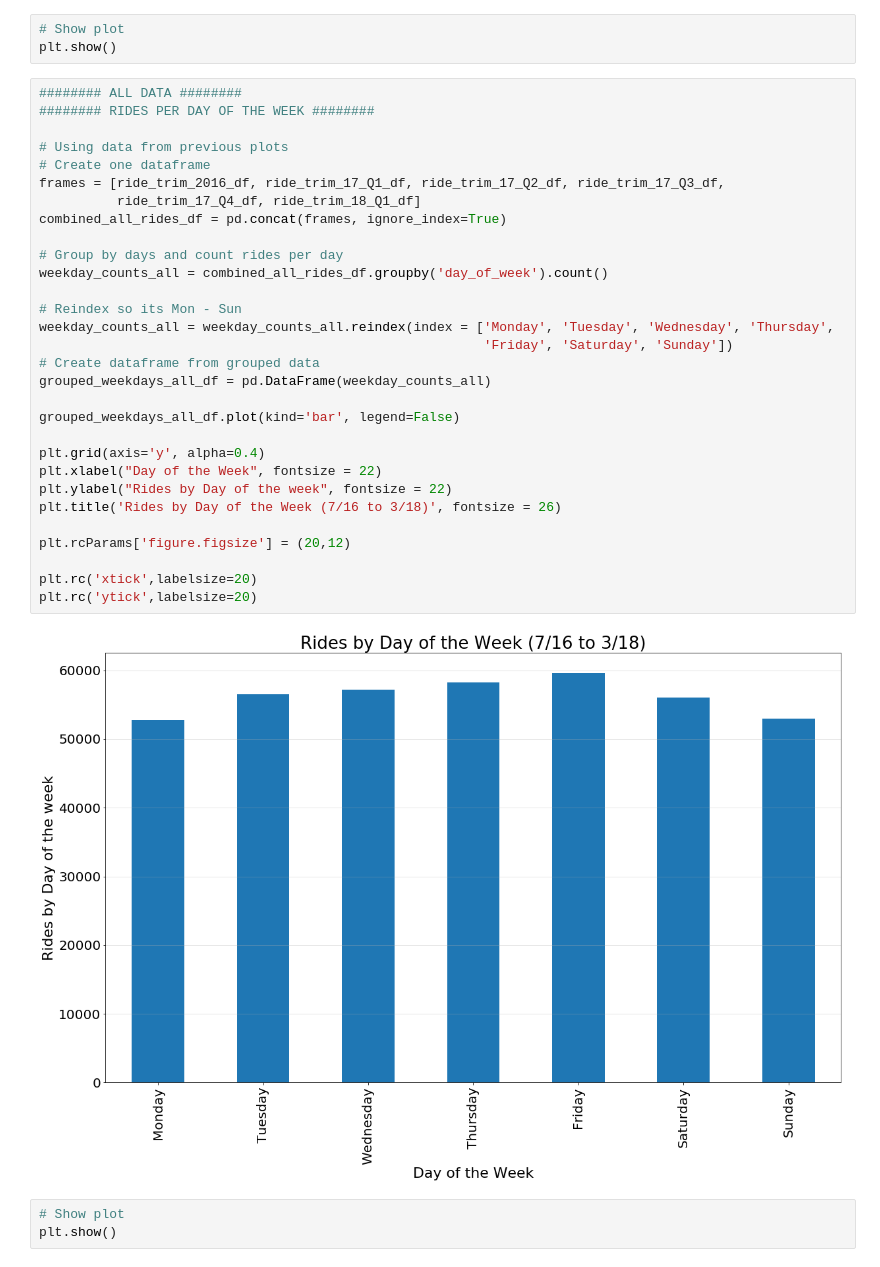
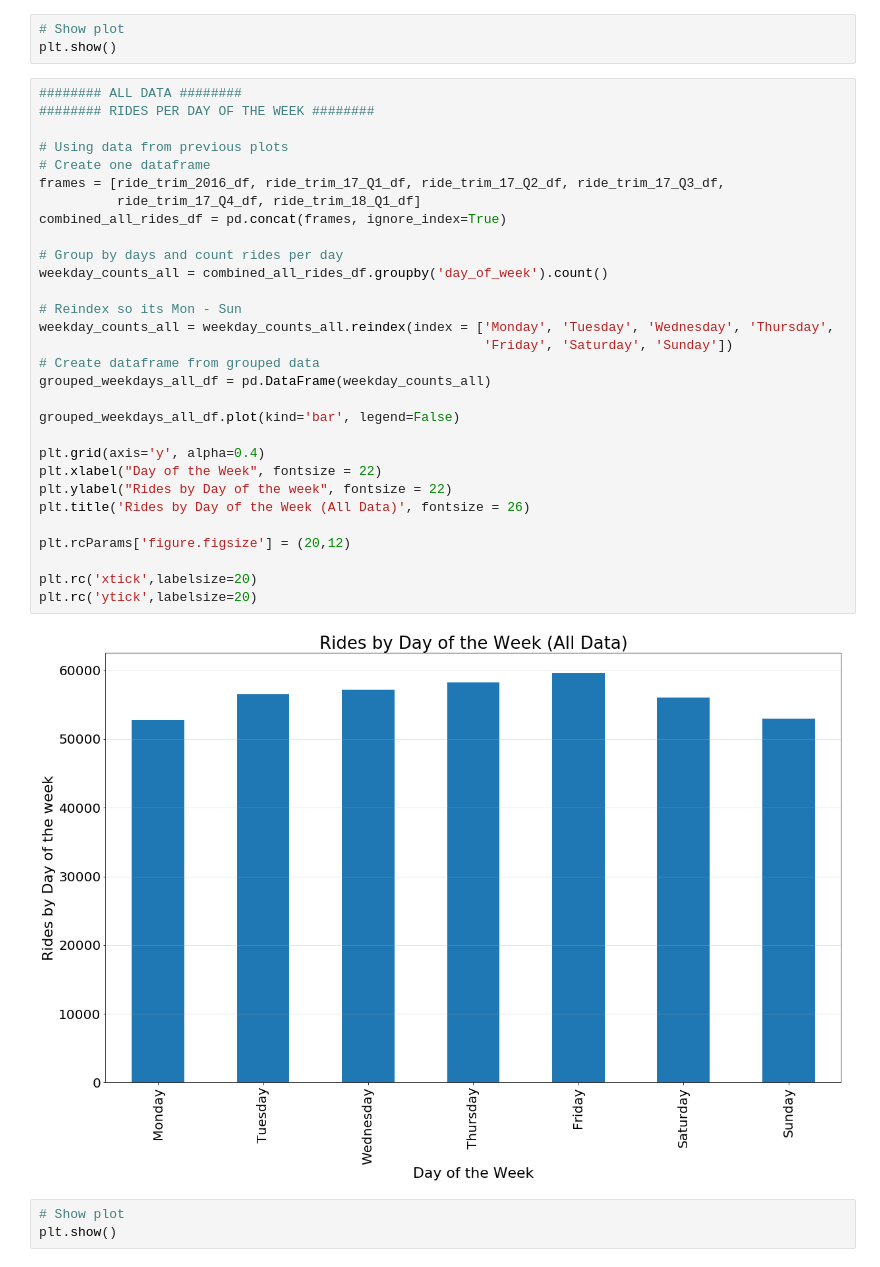
Before and after one commit to sqweets/Project1-LA-Bike_Share, a Jupyter notebook: Project_One_DaysOfWeek.ipynb, the cells around one changed output. Saved outputs shown, nothing was run; the diff lists cells and outputs as text.

```diff
--- a/Project_One_DaysOfWeek.ipynb
+++ b/Project_One_DaysOfWeek.ipynb
@@ -346,35 +346,35 @@ plt.show()
 # %%
 ######## ALL DATA ########
 ######## RIDES PER DAY OF THE WEEK ########
 
 # Using data from previous plots
 # Create one dataframe
 frames = [ride_trim_2016_df, ride_trim_17_Q1_df, ride_trim_17_Q2_df, ride_trim_17_Q3_df,
           ride_trim_17_Q4_df, ride_trim_18_Q1_df]
 combined_all_rides_df = pd.concat(frames, ignore_index=True)
 
 # Group by days and count rides per day
 weekday_counts_all = combined_all_rides_df.groupby('day_of_week').count()
 
 # Reindex so its Mon - Sun
 weekday_counts_all = weekday_counts_all.reindex(index = ['Monday', 'Tuesday', 'Wednesday', 'Thursday',
                                                          'Friday', 'Saturday', 'Sunday'])
 # Create dataframe from grouped data
 grouped_weekdays_all_df = pd.DataFrame(weekday_counts_all)
 
 grouped_weekdays_all_df.plot(kind='bar', legend=False)
 
 plt.grid(axis='y', alpha=0.4)
 plt.xlabel("Day of the Week", fontsize = 22)
 plt.ylabel("Rides by Day of the week", fontsize = 22)
-plt.title('Rides by Day of the Week (7/16 to 3/18)', fontsize = 26)
+plt.title('Rides by Day of the Week (All Data)', fontsize = 26)
 
 plt.rcParams['figure.figsize'] = (20,12)
 
 plt.rc('xtick',labelsize=20)
 plt.rc('ytick',labelsize=20)
 # %% [output]
-[figure, old version]
+[figure, new version]
 # %%
 # Show plot
 plt.show()
```
Also changed, not shown: parts of 3 cells of this notebook.
